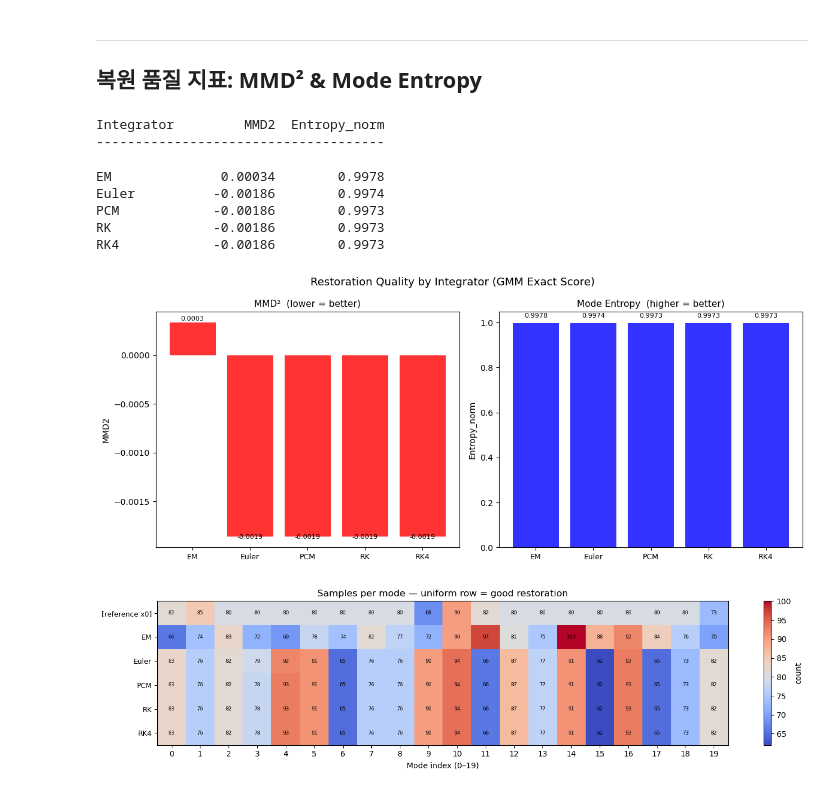
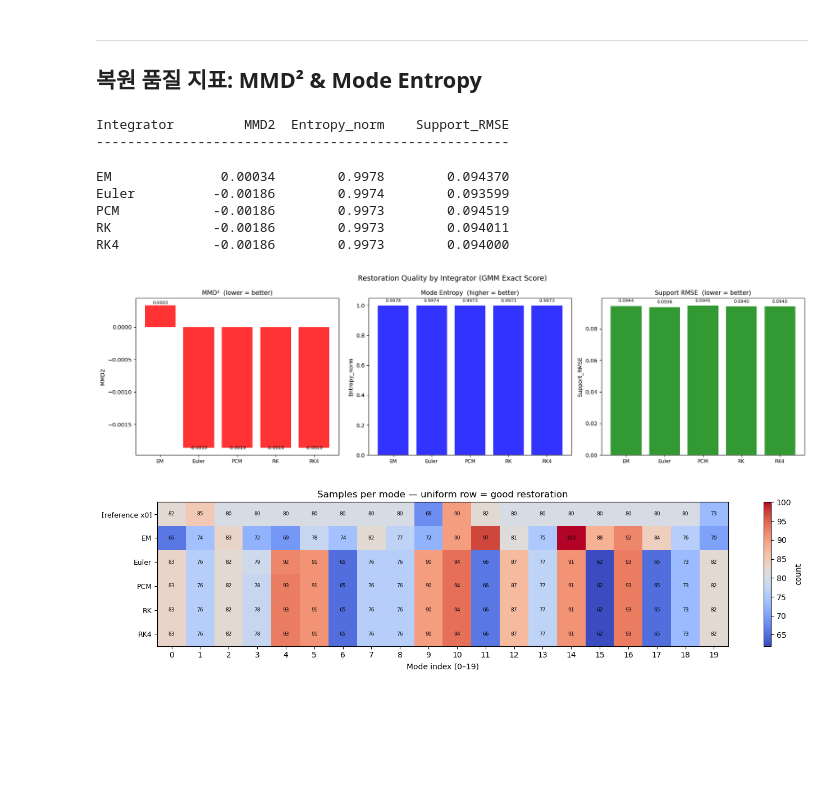
Before and after one commit to k-hyeon02/diffusion, a Jupyter notebook: validation.ipynb, the cells around one changed output. Saved outputs shown, nothing was run; the diff lists cells and outputs as text; code cells hidden in the pictures; blank space fills up the shorter version.

```diff
--- a/validation.ipynb
+++ b/validation.ipynb
@@ -227,6 +227,11 @@ def mode_entropy(x_restored, means):
     pk = counts / counts.sum()  # 비율로 변환
     pk_nz = pk[pk > 0]  # 0인 원소 제거: log0 방지
     return float(-np.sum(pk_nz * np.log(pk_nz)) / np.log(K)), counts
+
+def support_rmse(x, support):
+    dist2 = ((x[:, None, :] - support[None, :, :]) ** 2).sum(axis=-1)
+    min_dist2 = dist2.min(axis=1)
+    return np.sqrt(min_dist2.mean())
 # %% [markdown]
 ---
 ## 결과
@@ -547,6 +567,7 @@ plot_steps(traj_rk4, steps=SAVE_STEPS, order="desc", color="purple", title="GMM
 ## 복원 품질 지표: MMD² & Mode Entropy
 # %%
 ref = heart_x0
+support = heart_means
 
 case_results = {
     "EM":     traj_em[0],
@@ -556,35 +577,54 @@ case_results = {
     "RK4":    traj_rk4[0],
 }
 
-hdr = f"{'Integrator':<12} {'MMD2':>10} {'Entropy_norm':>13}"
+hdr = f"{'Integrator':<12} {'MMD2':>10} {'Entropy_norm':>13} {'Support_RMSE':>15}"
 print(hdr)
 print("-" * len(hdr))
+
 metrics = {}
+
 for name, x_hat in case_results.items():
     H, counts = mode_entropy(x_hat, heart_means)
     mmd2 = mmd_squared(x_hat, ref)
-    metrics[name] = {"MMD2": mmd2, "Entropy_norm": H, "_counts": counts}
-    print(f"{name:<12} {mmd2:>10.5f} {H:>13.4f}")
+    rmse = support_rmse(x_hat, support)
+
+    metrics[name] = {
+        "MMD2": mmd2,
+        "Entropy_norm": H,
+        "Support_RMSE": rmse,
+        "_counts": counts,
+    }
+
+    print(
+        f"{name:<12} "
+        f"{mmd2:>10.5f} "
+        f"{H:>13.4f} "
+        f"{rmse:>15.6f}"
+    )
 # %% [output]
-Integrator         MMD2  Entropy_norm
--------------------------------------
+Integrator         MMD2  Entropy_norm    Support_RMSE
+-----------------------------------------------------
-EM              0.00034        0.9978
-Euler          -0.00186        0.9974
-PCM            -0.00186        0.9973
-RK             -0.00186        0.9973
-RK4            -0.00186        0.9973
+EM              0.00034        0.9978        0.094370
+Euler          -0.00186        0.9974        0.093599
+PCM            -0.00186        0.9973        0.094519
+RK             -0.00186        0.9973        0.094011
+RK4            -0.00186        0.9973        0.094000
 # %%
 names  = list(metrics.keys())
 x_pos  = np.arange(len(names))
 labels = names
 
-fig, axes = plt.subplots(1, 2, figsize=(12, 5))
+fig, axes = plt.subplots(1, 3, figsize=(18, 5))
 
 for ax, metric, title, color in zip(
     axes,
-    ["MMD2", "Entropy_norm"],
-    ["MMD²  (lower = better)", "Mode Entropy  (higher = better)"],
-    ["red", "blue"],
+    ["MMD2", "Entropy_norm", "Support_RMSE"],
+    [
+        "MMD²  (lower = better)",
+        "Mode Entropy  (higher = better)",
+        "Support RMSE  (lower = better)",
+    ],
+    ["red", "blue", "green"],
 ):
     vals = [metrics[n][metric] for n in names]
     bars = ax.bar(x_pos, vals, color=color, alpha=0.8)
@@ -594,34 +634,34 @@ for ax, metric, title, color in zip(
     ax.set_ylabel(metric)
     for bar, v in zip(bars, vals):
         ax.text(bar.get_x() + bar.get_width() / 2,
                 bar.get_height() * 1.02,
                 f"{v:.4f}", ha="center", va="bottom", fontsize=8)
 
 fig.suptitle("Restoration Quality by Integrator (GMM Exact Score)", fontsize=13)
 plt.tight_layout()
 plt.show()
 
 # ── 히트맵 ──────────────────────────────────────────────────────────────────
 _, ref_counts = mode_entropy(heart_x0, heart_means)
 rest_matrix = np.stack([metrics[n]["_counts"] for n in names], axis=0)
 
 count_matrix = np.vstack([ref_counts[np.newaxis, :], rest_matrix])  # (6, 20)
 row_labels = ["[reference x0]"] + names
 
 plt.figure(figsize=(14, 3.5))
 im = plt.imshow(count_matrix, aspect="auto", cmap="coolwarm")
 plt.xticks(range(len(heart_means)))
 plt.xlabel("Mode index (0–19)")
 plt.yticks(range(len(row_labels)), row_labels, fontsize=9)
 plt.title("Samples per mode — uniform row = good restoration")
 for i in range(len(row_labels)):
     for j in range(len(heart_means)):
         plt.text(j, i, str(count_matrix[i, j]), ha="center", va="center", fontsize=6.5)
 plt.colorbar(im, label="count")
 plt.tight_layout()
 plt.show()
 # %% [output]
-[figure, old version]
+[figure, new version]
 [figure]
 # %% [markdown]
 ---
```
Also changed, not shown: parts of 3 cells of this notebook.
